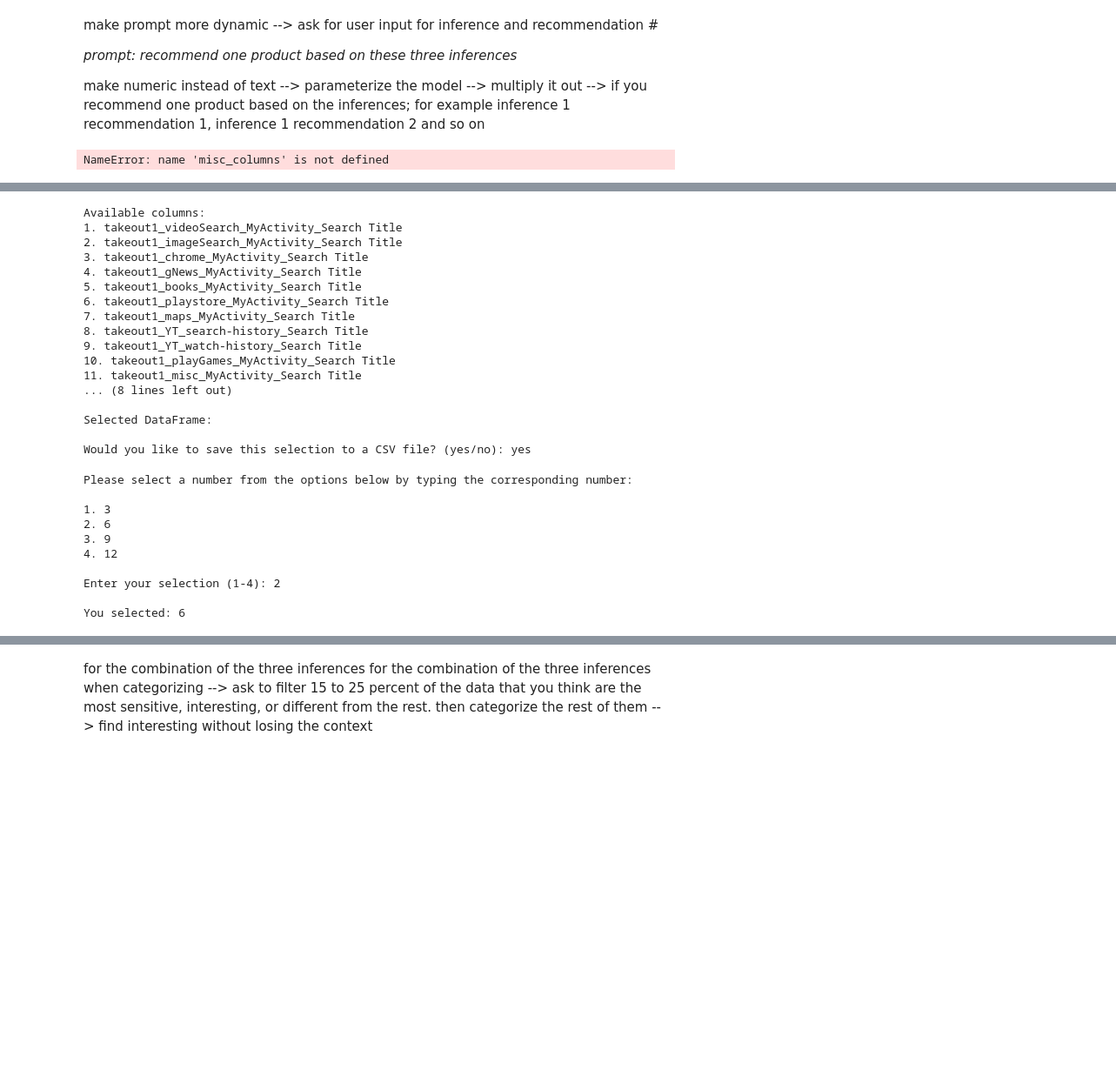
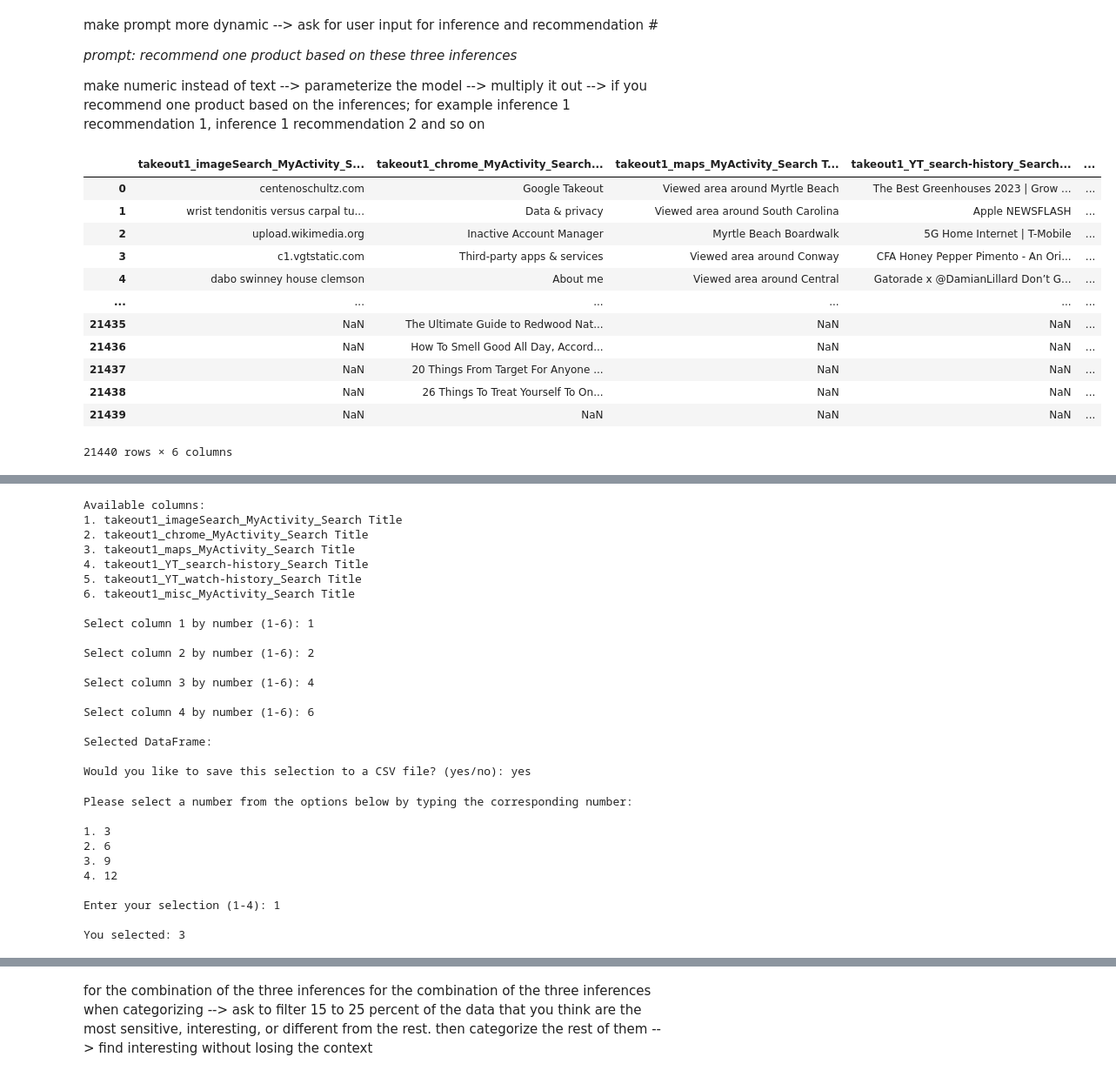
Before and after one commit to SushmitalKhan/Dissertation, a Jupyter notebook: infer_v6.ipynb, the cells around one changed output, grey strips where cells are left out. Shown: that part at 87% size. Saved outputs shown, nothing was run; the diff lists cells and outputs as text; code cells hidden in the pictures; blank space fills up the shorter version.

```diff
--- a/infer_v6.ipynb
+++ b/infer_v6.ipynb
@@ -70,9 +65,28 @@ misc_columns = powerset2023.columns[powerset2023.notna().sum() < 600]
 
 # Combine values into a new column
 powerset2023['takeout1_misc_MyActivity_Search Title'] = powerset2023[misc_columns].apply(
-    lambda row: ', '.join(row.dropna().astype(str)), axis=1
-)
+    lambda row: ', '.join(row.dropna().astype(str)),
+    axis=1)
-# %%
-misc_columns
-# %% [output]
-NameError: name 'misc_columns' is not defined
+# %%
+# Drop the identified misc_columns
+powerset2023 = powerset2023.drop(columns=misc_columns)
+
+
+# Drop duplicate values in the specified column, keeping the first occurrence
+powerset2023 = powerset2023.drop_duplicates(subset=['takeout1_chrome_MyActivity_Search Title'], keep='first')
+# %%
+powerset2023
+# %% [output]
+|  | takeout1_imageSearch_MyActivity_S... | takeout1_chrome_MyActivity_Search... | takeout1_maps_MyActivity_Search T... | takeout1_YT_search-history_Search... | ... |
+| 0 | centenoschultz.com | Google Takeout | Viewed area around Myrtle Beach | The Best Greenhouses 2023 | Grow ... | ... |
+| 1 | wrist tendonitis versus carpal tu... | Data & privacy | Viewed area around South Carolina | Apple NEWSFLASH | ... |
+| 2 | upload.wikimedia.org | Inactive Account Manager | Myrtle Beach Boardwalk | 5G Home Internet | T-Mobile | ... |
+| 3 | c1.vgtstatic.com | Third-party apps & services | Viewed area around Conway | CFA Honey Pepper Pimento - An Ori... | ... |
+| 4 | dabo swinney house clemson | About me | Viewed area around Central | Gatorade x @DamianLillard Don’t G... | ... |
+| ... | ... | ... | ... | ... | ... |
+| 21435 | NaN | The Ultimate Guide to Redwood Nat... | NaN | NaN | ... |
+| 21436 | NaN | How To Smell Good All Day, Accord... | NaN | NaN | ... |
+| 21437 | NaN | 20 Things From Target For Anyone ... | NaN | NaN | ... |
+| 21438 | NaN | 26 Things To Treat Yourself To On... | NaN | NaN | ... |
+| 21439 | NaN | NaN | NaN | NaN | ... |
+21440 rows × 6 columns
@@ -110,22 +125,24 @@ print("\nSelected DataFrame:")
 # # Optionally, save to a CSV file
 save_option = input("\nWould you like to save this selection to a CSV file? (yes/no): ").strip().lower()
 if save_option == "yes":
-    df_selected.to_csv("/content/drive/MyDrive/Dissertation/Study 1/Inference_data/AUGUST2025/22AUG25_chrome_store_YT_games.csv", index=False)
+    df_selected.to_csv("/content/drive/MyDrive/Dissertation/Study 1/Inference_data/AUGUST2025/9SEP25_image_chrome_YTsearch_misc.csv", index=False)
     # print("File saved as 'selected_input_data.csv'.")
 # %% [output]
 Available columns:
-1. takeout1_videoSearch_MyActivity_Search Title
-2. takeout1_imageSearch_MyActivity_Search Title
-3. takeout1_chrome_MyActivity_Search Title
-4. takeout1_gNews_MyActivity_Search Title
-5. takeout1_books_MyActivity_Search Title
-6. takeout1_playstore_MyActivity_Search Title
-7. takeout1_maps_MyActivity_Search Title
-8. takeout1_YT_search-history_Search Title
-9. takeout1_YT_watch-history_Search Title
-10. takeout1_playGames_MyActivity_Search Title
-11. takeout1_misc_MyActivity_Search Title
-... (8 lines left out)
+1. takeout1_imageSearch_MyActivity_Search Title
+2. takeout1_chrome_MyActivity_Search Title
+3. takeout1_maps_MyActivity_Search Title
+4. takeout1_YT_search-history_Search Title
+5. takeout1_YT_watch-history_Search Title
+6. takeout1_misc_MyActivity_Search Title
+
+Select column 1 by number (1-6): 1
+
+Select column 2 by number (1-6): 2
+
+Select column 3 by number (1-6): 4
+
+Select column 4 by number (1-6): 6
 
 Selected DataFrame:
 
@@ -160,6 +177,6 @@ Please select a number from the options below by typing the corresponding number
 3. 9
 4. 12
 
-Enter your selection (1-4): 2
+Enter your selection (1-4): 1
 
-You selected: 6
+You selected: 3
```
Also changed, not shown: parts of 34 cells of this notebook.
